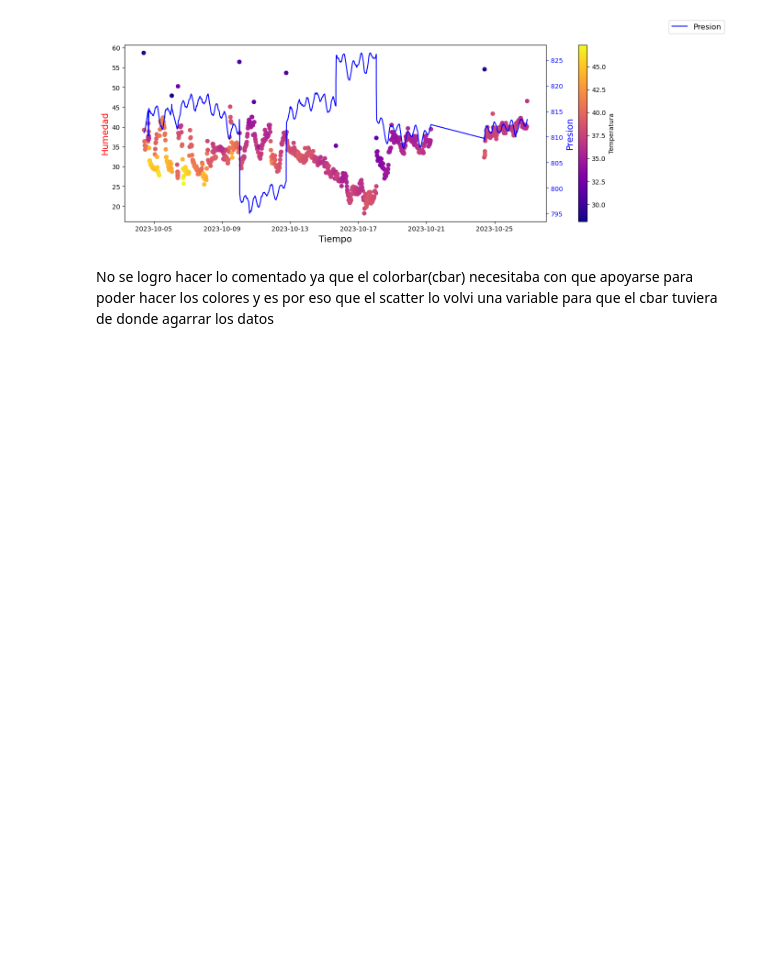
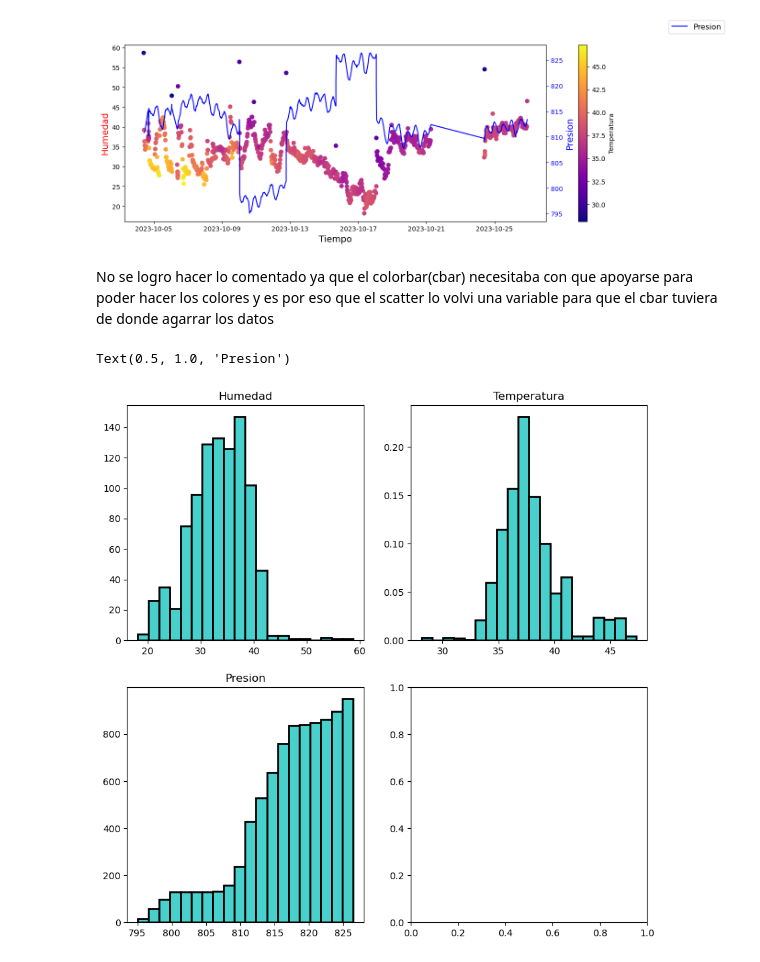
Before and after one commit to jcgravepeon/Programacion_Equipo1, a Jupyter notebook: Daniel_AvilaAlva/Proyecto_final_Daniel.ipynb, the cells around one changed output. Cells and saved outputs as stored; diff of their text form; code cells hidden in the pictures; blank space fills up the shorter version.

```diff
--- a/Daniel_AvilaAlva/Proyecto_final_Daniel.ipynb
+++ b/Daniel_AvilaAlva/Proyecto_final_Daniel.ipynb
@@ -88,3 +76,18 @@ fig.legend(fontsize=12)
 [figure]
 # %% [markdown]
  No se logro hacer lo comentado ya que el colorbar(cbar) necesitaba con que apoyarse para poder hacer los colores y es por eso que el scatter lo volvi una variable para que el cbar tuviera de donde agarrar los datos
+# %%
+fig, ax = plt.subplots(2, 2, figsize=(10, 10))
+ax[0, 0].hist(datagood['Humedad'], bins=20, color='mediumturquoise', edgecolor='black', linewidth=2,align="mid")
+ax[0, 0].set_title('Humedad')
+
+ax[0, 1].hist(datagood[' Temperatura'], bins=20, density=True, color='mediumturquoise', edgecolor='black', linewidth=2)
+ax[0, 1].set_title('Temperatura')
+
+ax[1, 0].hist(datagood['Presion'], bins=20, cumulative=True, color='mediumturquoise', edgecolor='black', linewidth=2, align="mid")
+ax[1, 0].set_title('Presion')
+
+#El ax[x,x] significa que lado o que parte de los cuadrados se esta editando
+# %% [output]
+Text(0.5, 1.0, 'Presion')
+[figure, added]
```
Also changed, not shown: parts of 11 cells of this notebook.
